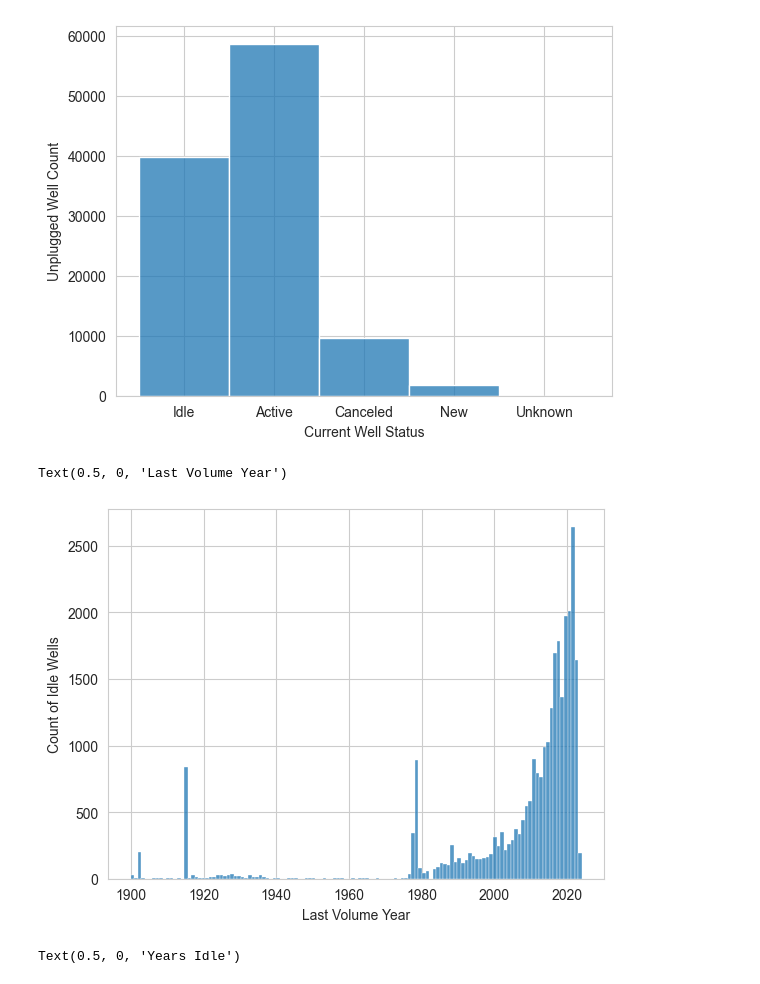
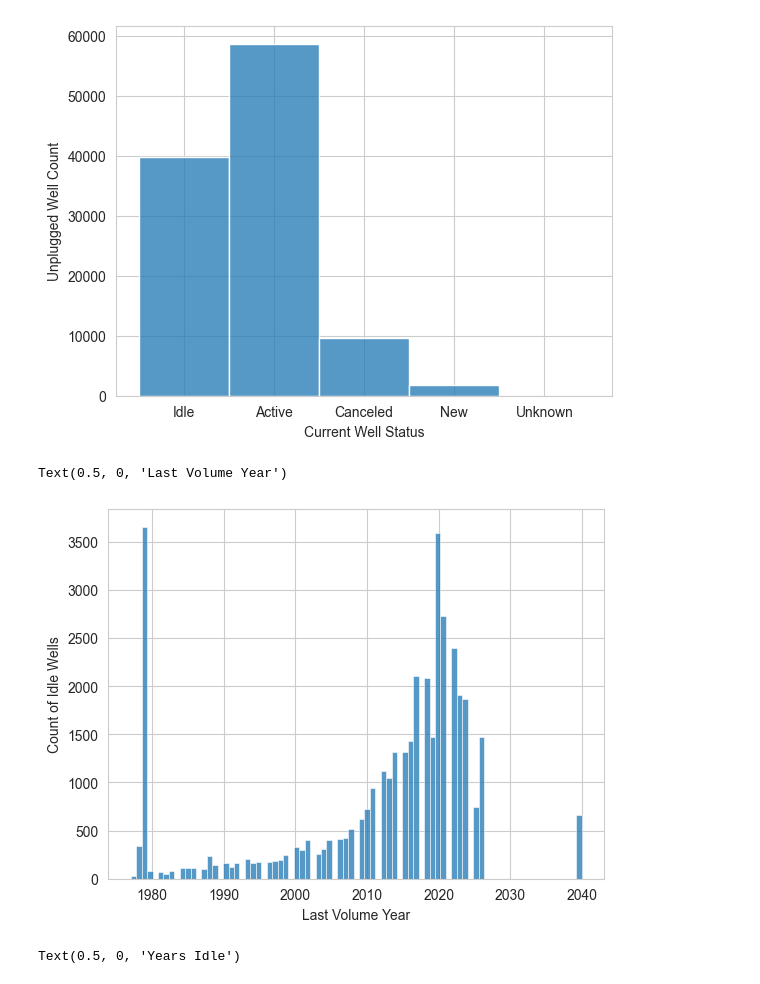
Before and after one commit to hydrodan/MLE_MiniProjects, a Jupyter notebook: capstone/capstone_step5_EDA_DW.ipynb, the cells around one changed output. Drawn from its saved outputs; the diff is of its cells as text; code cells hidden in the pictures.

Commit message:
capstone step 5, baseline model 2nd draft

```diff
--- a/capstone/capstone_step5_EDA_DW.ipynb
+++ b/capstone/capstone_step5_EDA_DW.ipynb
@@ -525,0 +1233,5 @@ Name: count, Length: 1271, dtype: int64
+# %%
+# Now combine all Operators, but differentiate by AreaName and IdleYear
+well_list_df['SpudYear_T5'] = well_list_df['SpudYear_T4'].fillna(well_list_df.groupby(['FieldName', 'WellType', 'AreaName', 'CalcIdleYear'])['SpudYear_T4'].transform(f_spud))
+
+print(f"5th pass SPUD year NaN count: {well_list_df['SpudYear_T5'].isna().sum():,}")
@@ -525,0 +1254,5 @@ Name: count, Length: 1271, dtype: int64
+# %%
+# Now combine all WellTypes but differentiate IdleYear
+well_list_df['SpudYear_T7'] = well_list_df['SpudYear_T6'].fillna(well_list_df.groupby(['FieldName', 'CalcIdleYear'])['SpudYear_T6'].transform(f_spud))
+
+print(f"7th pass SPUD year NaN count: {well_list_df['SpudYear_T7'].isna().sum():,}")
@@ -525,0 +1261,5 @@ Name: count, Length: 1271, dtype: int64
+# %%
+# Now combine all FieldNames
+well_list_df['SpudYear_T8'] = well_list_df['SpudYear_T7'].fillna(well_list_df.groupby(['OperatorCo', 'CalcIdleYear'])['SpudYear_T7'].transform(f_spud))
+
+print(f"8th pass SPUD year NaN count: {well_list_df['SpudYear_T8'].isna().sum():,}")
@@ -525,0 +1289,8 @@ Name: count, Length: 1271, dtype: int64
+# %%
+well_list_df['SpudYear_Model'] = round((well_list_df['SpudYear_I5'] + well_list_df['SpudYear_T8'])/2.0, 1)
+well_list_df['SpudYear_Model'] = well_list_df['SpudYear_Model'].fillna(well_list_df['SpudYear_I5'])
+well_list_df['SpudYear_Model'] = well_list_df['SpudYear_Model'].fillna(well_list_df['SpudYear_T8'])
+
+# I know from the earlier imputation calcs that the 'SpudYear_I5' is already corrected to be before or the same as 'CalcIdleYear'
+well_list_df['SpudYear_Model'] = well_list_df['SpudYear_Model'].where(well_list_df['SpudYear_Model'] > well_list_df['CalcIdleYear'], well_list_df['SpudYear_I5'])
+well_list_df
@@ -679,12 +1474,12 @@ Text(0.5, 0, 'Current Well Status')
 # Separate out the idle wells
 idle_df = well_list_df[well_list_df['WellStatus'] == 'Idle']
 # %%
-sns.histplot(idle_df['IdleYear'], kde=False)
+sns.histplot(idle_df['CalcIdleYear'], kde=False)
 plt.ylabel('Count of Idle Wells')
 plt.xlabel('Last Volume Year')
 # %% [output]
 Text(0.5, 0, 'Last Volume Year')
-[figure, old version]
+[figure, new version]
 # %%
 sns.histplot(idle_df['CalcYearsIdle'], kde=False)
 plt.ylabel('Count of Idle Wells')
```
Also changed, not shown: parts of 148 cells of this notebook.
